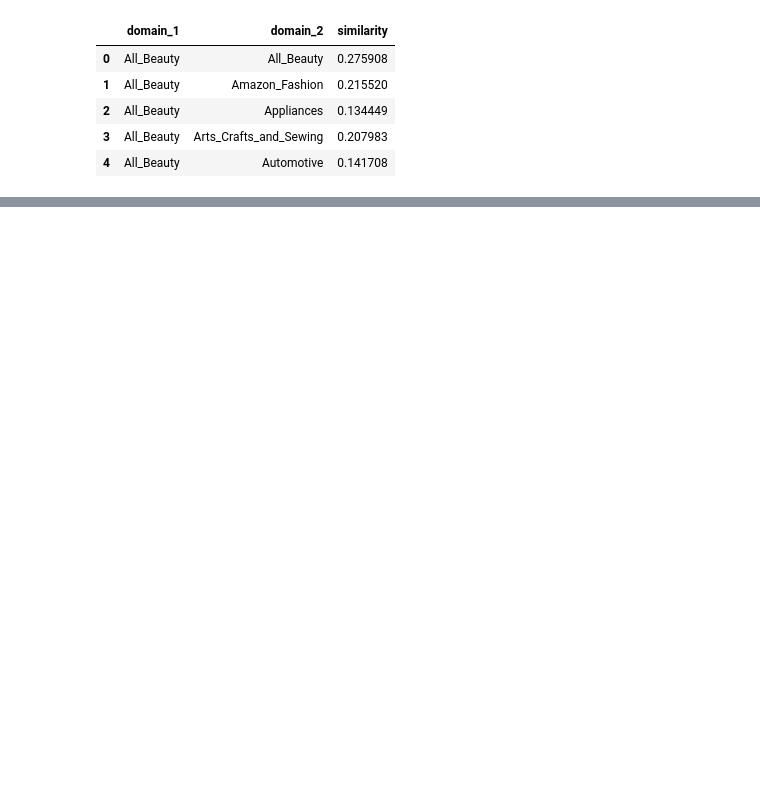
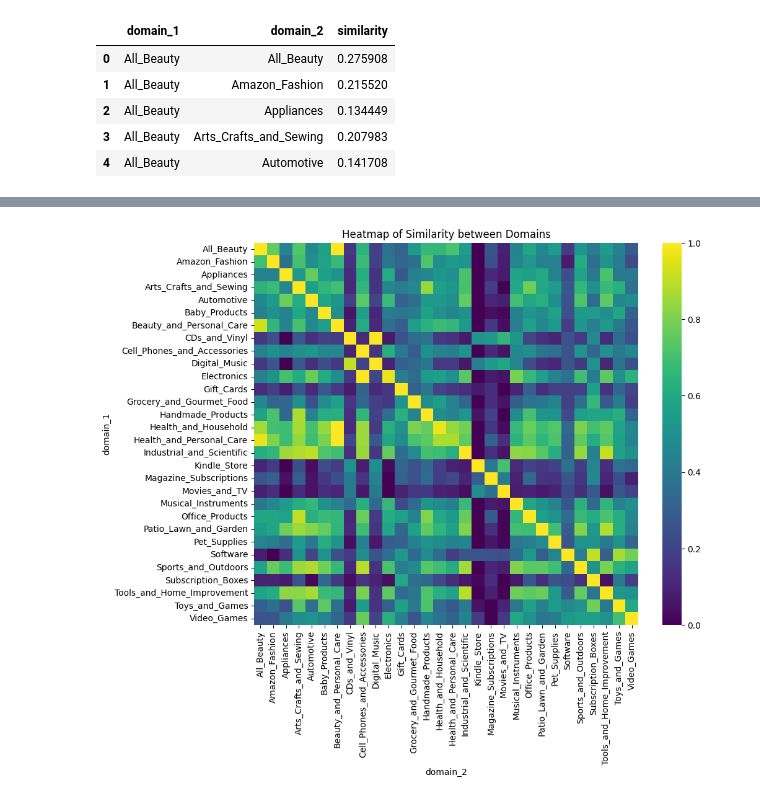
Before and after one commit to niclasclassen/domain-similarity-as-predictor-of-cdr-performance, a Jupyter notebook: visualize_results.ipynb, the cells around one changed output, grey strips where cells are left out. Saved outputs shown, nothing was run; the diff lists cells and outputs as text; code cells hidden in the pictures; blank space fills up the shorter version.

```diff
--- a/visualize_results.ipynb
+++ b/visualize_results.ipynb
@@ -70,0 +209,18 @@ df.head(300)
+# %%
+import pandas as pd
+import seaborn as sns
+import matplotlib.pyplot as plt
+
+# Max-min normalize the similarity grouped by domain_1
+combined_df['similarity'] = combined_df.groupby('domain_1')['similarity'].transform(lambda x: (x - x.min()) / (x.max() - x.min()))
+
+# Create a pivot table for the heatmap
+pivot_table = combined_df.pivot(index='domain_1', columns='domain_2', values='similarity')
+
+# Plot the heatmap
+plt.figure(figsize=(10, 8))
+sns.heatmap(pivot_table, annot=False, cmap='viridis')
+plt.title('Heatmap of Similarity between Domains')
+plt.show()
+# %% [output]
+[figure, added]
```
Also changed, not shown: parts of 5 cells of this notebook, 22 other files.
